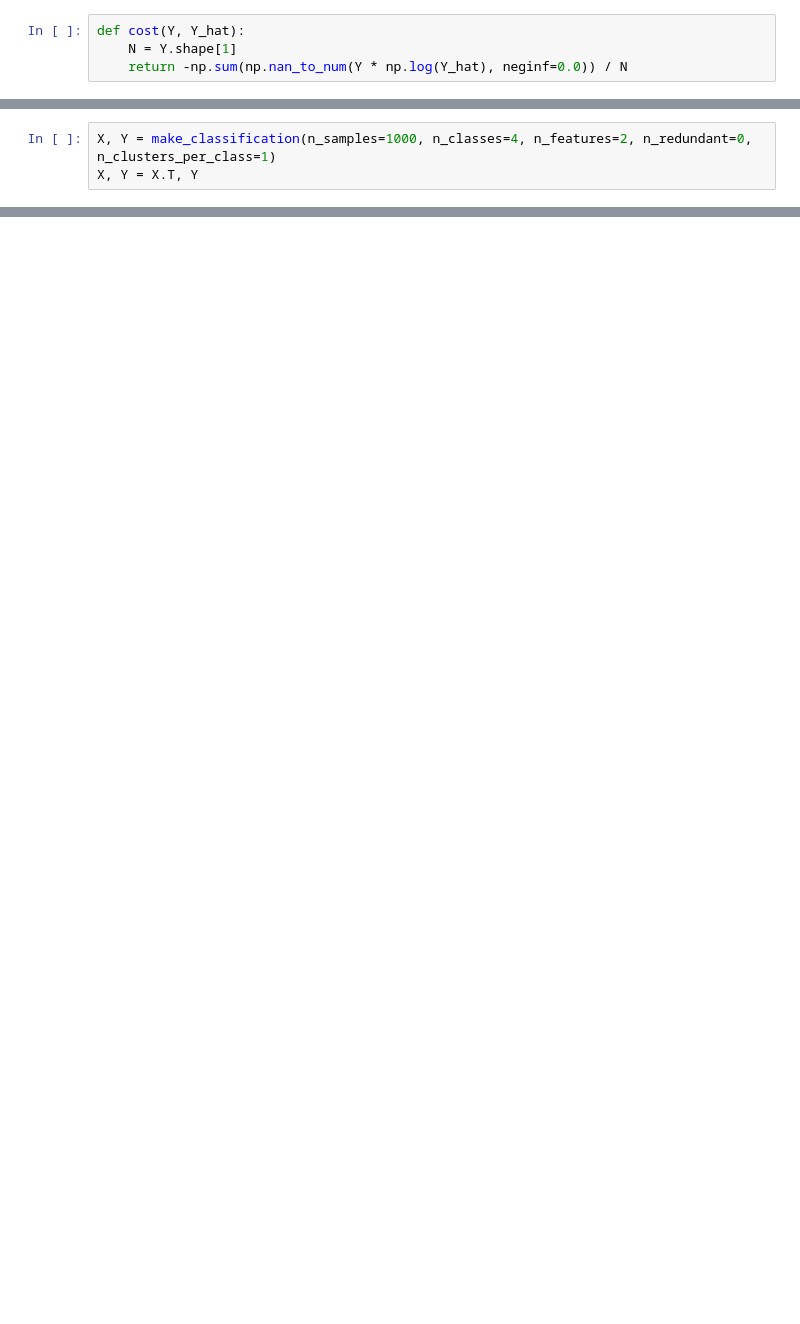
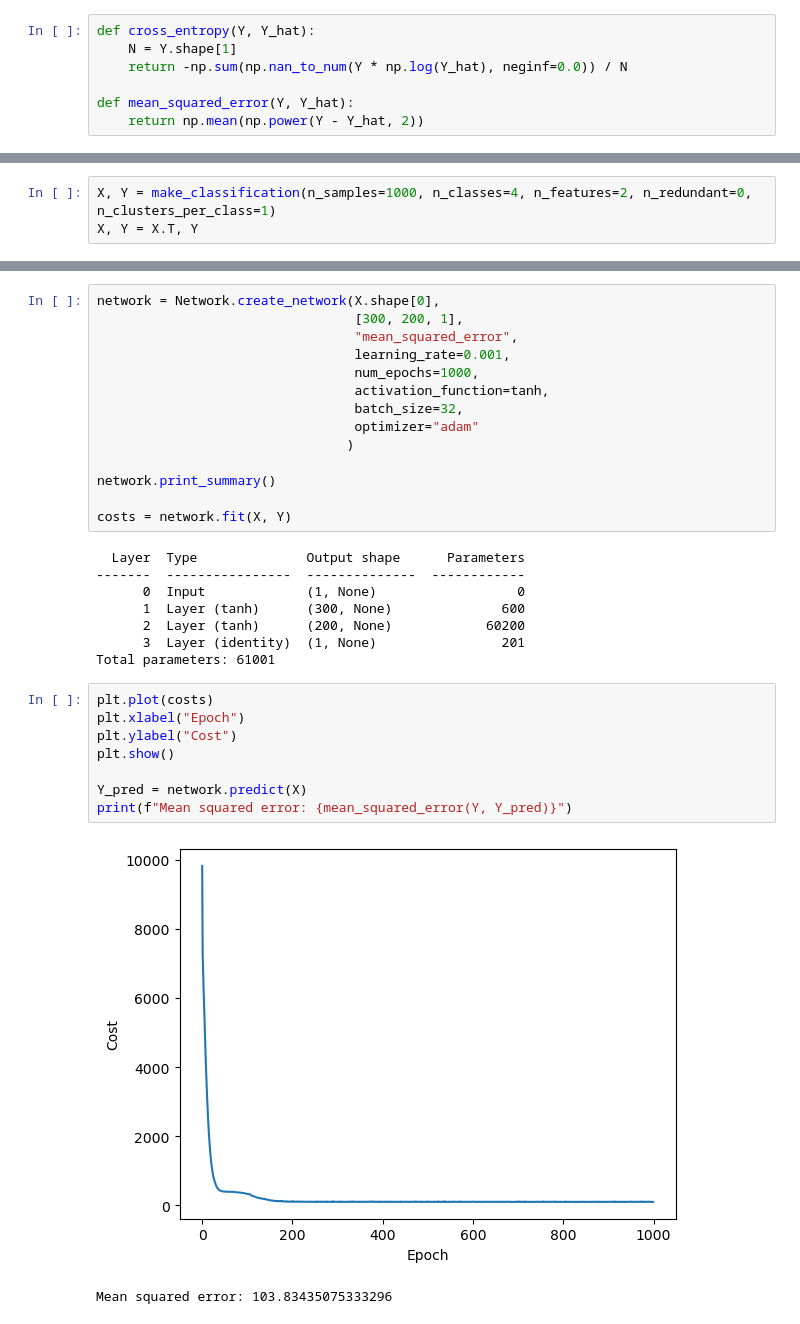
Before and after one commit to sweinger/deep_learning, a Jupyter notebook: neural_network.ipynb, the cells around one changed output, grey strips where cells are left out. Cells and saved outputs as stored; diff of their text form; blank space fills up the shorter version.

```diff
--- a/neural_network.ipynb
+++ b/neural_network.ipynb
@@ -29,7 +35,10 @@ $$
 # %%
-def cost(Y, Y_hat):
+def cross_entropy(Y, Y_hat):
     N = Y.shape[1]
     return -np.sum(np.nan_to_num(Y * np.log(Y_hat), neginf=0.0)) / N
+
+def mean_squared_error(Y, Y_hat):
+    return np.mean(np.power(Y - Y_hat, 2))
 # %% [markdown]
 ### Activation functions
 # %% [markdown]
@@ -593,0 +640,33 @@ Accuracy: 0.9774
+# %%
+network = Network.create_network(X.shape[0],
+                                 [300, 200, 1],
+                                 "mean_squared_error",
+                                 learning_rate=0.001,
+                                 num_epochs=1000,
+                                 activation_function=tanh,
+                                 batch_size=32,
+                                 optimizer="adam"
+                                )
+
+network.print_summary()
+
+costs = network.fit(X, Y)
+# %% [output]
+  Layer  Type              Output shape      Parameters
+-------  ----------------  --------------  ------------
+      0  Input             (1, None)                  0
+      1  Layer (tanh)      (300, None)              600
+      2  Layer (tanh)      (200, None)            60200
+      3  Layer (identity)  (1, None)                201
+Total parameters: 61001
+# %%
+plt.plot(costs)
+plt.xlabel("Epoch")
+plt.ylabel("Cost")
+plt.show()
+
+Y_pred = network.predict(X)
+print(f"Mean squared error: {mean_squared_error(Y, Y_pred)}")
+# %% [output]
+[figure, added]
+Mean squared error: 103.83435075333296
```
Also changed, not shown: parts of 31 cells of this notebook.
